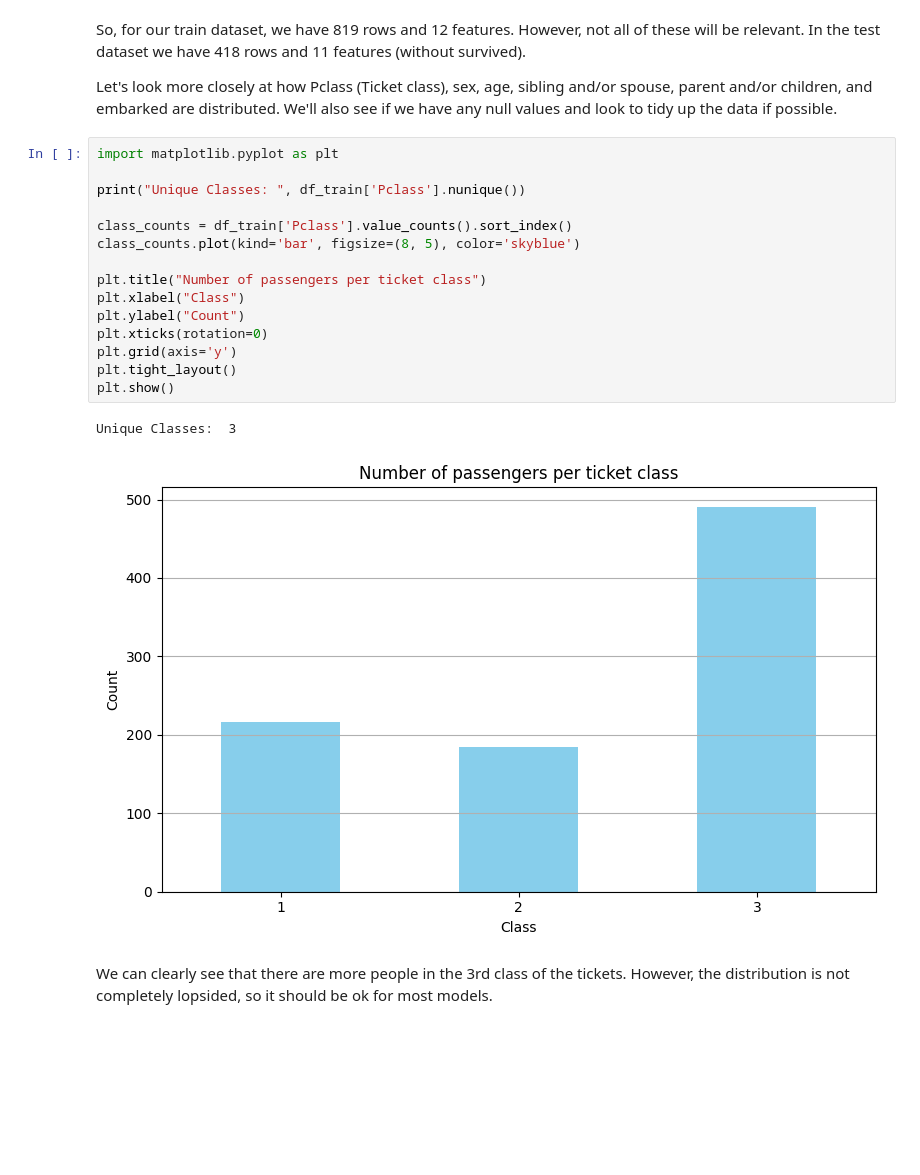
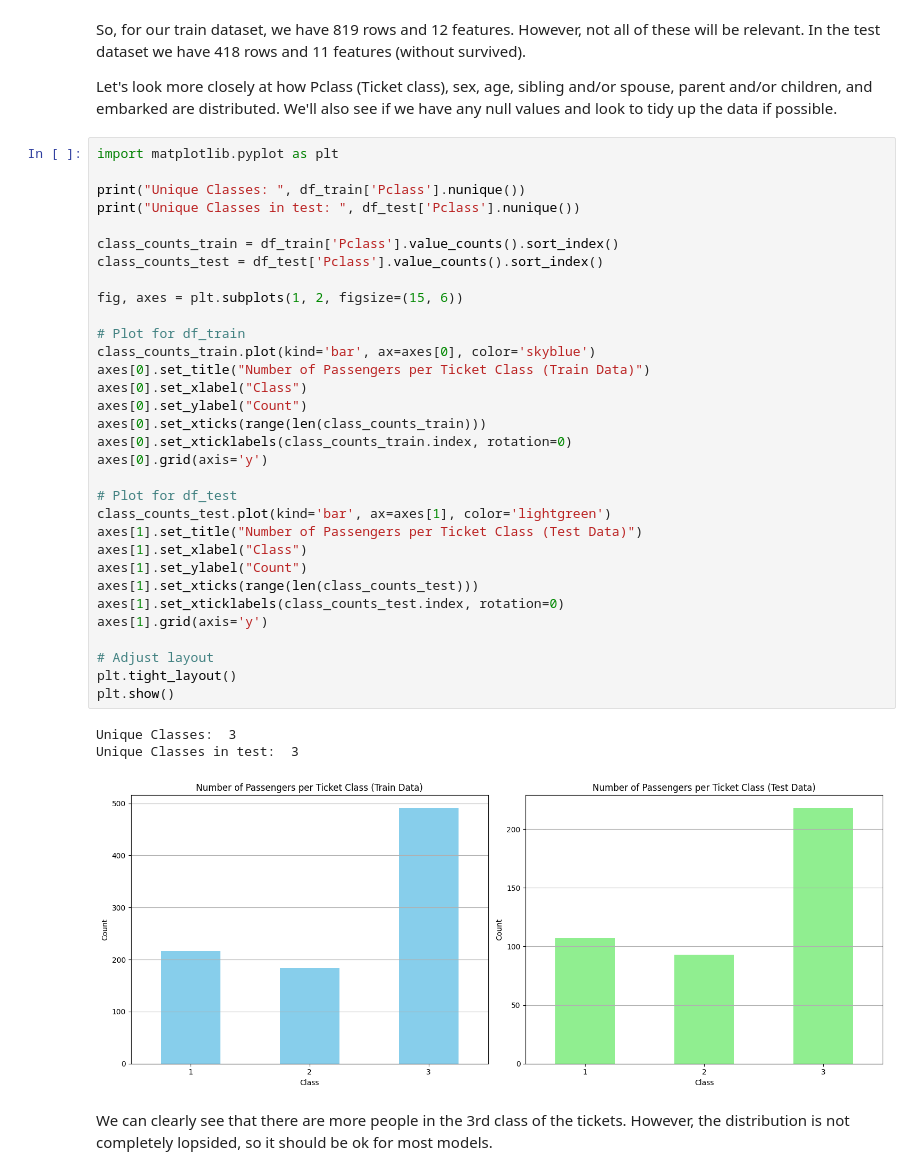
Before and after one commit to alexmaitken/csca5622-final, a Jupyter notebook: titanic-ml-from-disaster-supervised-learning.ipynb, the cells around one changed output. Cells and saved outputs as stored; diff of their text form; blank space fills up the shorter version.

```diff
--- a/titanic-ml-from-disaster-supervised-learning.ipynb
+++ b/titanic-ml-from-disaster-supervised-learning.ipynb
@@ -78,24 +86,42 @@ Features:  Index(['PassengerId', 'Pclass', 'Name', 'Sex', 'Age', 'SibSp', 'Parch
 So, for our train dataset, we have 819 rows and 12 features. However, not all of these will be relevant. In the test dataset we have 418 rows and 11 features (without survived).
 
 Let's look more closely at how Pclass (Ticket class), sex, age, sibling and/or spouse, parent and/or children, and embarked are distributed. We'll also see if we have any null values and look to tidy up the data if possible.
-# %%
-import matplotlib.pyplot as plt
-
-print("Unique Classes: ", df_train['Pclass'].nunique())
-
-class_counts = df_train['Pclass'].value_counts().sort_index()
-class_counts.plot(kind='bar', figsize=(8, 5), color='skyblue')
-
-plt.title("Number of passengers per ticket class")
-plt.xlabel("Class")
-plt.ylabel("Count")
-plt.xticks(rotation=0)
-plt.grid(axis='y')
-plt.tight_layout()
-plt.show()
-# %% [output]
-Unique Classes:  3
-[figure, removed]
+# %%
+import matplotlib.pyplot as plt
+
+print("Unique Classes: ", df_train['Pclass'].nunique())
+print("Unique Classes in test: ", df_test['Pclass'].nunique())
+
+class_counts_train = df_train['Pclass'].value_counts().sort_index()
+class_counts_test = df_test['Pclass'].value_counts().sort_index()
+
+fig, axes = plt.subplots(1, 2, figsize=(15, 6))
+
+# Plot for df_train
+class_counts_train.plot(kind='bar', ax=axes[0], color='skyblue')
+axes[0].set_title("Number of Passengers per Ticket Class (Train Data)")
+axes[0].set_xlabel("Class")
+axes[0].set_ylabel("Count")
+axes[0].set_xticks(range(len(class_counts_train)))
+axes[0].set_xticklabels(class_counts_train.index, rotation=0)
+axes[0].grid(axis='y')
+
+# Plot for df_test
+class_counts_test.plot(kind='bar', ax=axes[1], color='lightgreen')
+axes[1].set_title("Number of Passengers per Ticket Class (Test Data)")
+axes[1].set_xlabel("Class")
+axes[1].set_ylabel("Count")
+axes[1].set_xticks(range(len(class_counts_test)))
+axes[1].set_xticklabels(class_counts_test.index, rotation=0)
+axes[1].grid(axis='y')
+
+# Adjust layout
+plt.tight_layout()
+plt.show()
+# %% [output]
+Unique Classes:  3
+Unique Classes in test:  3
+[figure, added]
 # %% [markdown]
 We can clearly see that there are more people in the 3rd class of the tickets. However, the distribution is not completely lopsided, so it should be ok for most models.
 # %%
```
Also changed, not shown: parts of 46 cells of this notebook.
